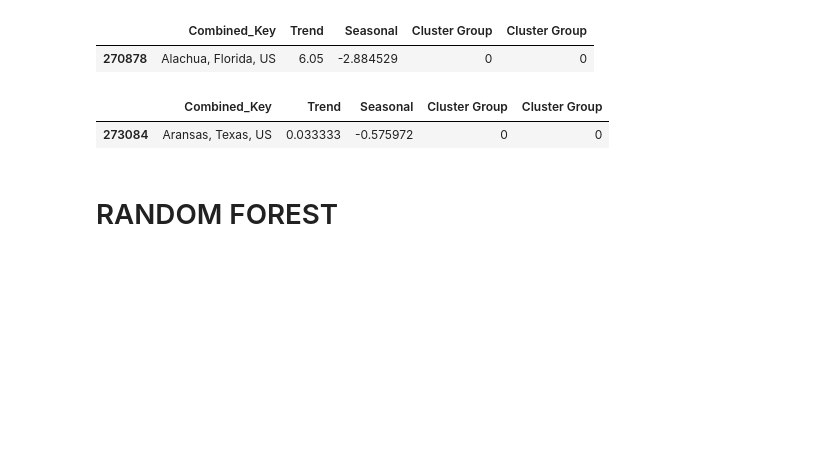
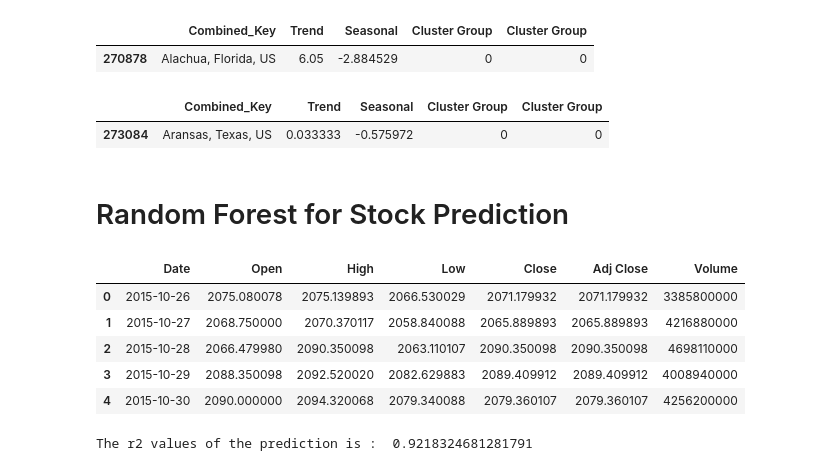
Before and after one commit to gandhimonil9823/Covid_Stock_Analysis, a Jupyter notebook: Covid_Stock.ipynb, the cells around one changed output. Drawn from its saved outputs; the diff is of its cells as text; code cells hidden in the pictures; blank space fills up the shorter version.

```diff
--- a/Covid_Stock.ipynb
+++ b/Covid_Stock.ipynb
@@ -1037,5 +834,43 @@ trend_seasonality_df_compressed.loc[trend_seasonality_df_compressed['Combined_Ke
 # %% [output]
 |  | Combined_Key | Trend | Seasonal | Cluster Group | Cluster Group |
 | 273084 | Aransas, Texas, US | 0.033333 | -0.575972 | 0 | 0 |
-# %% [markdown]
-# RANDOM FOREST
+# %% [markdown]
+# Random Forest for Stock Prediction
+# %%
+df_snp500_original.head()
+# %% [output]
+|  | Date | Open | High | Low | Close | Adj Close | Volume |
+| 0 | 2015-10-26 | 2075.080078 | 2075.139893 | 2066.530029 | 2071.179932 | 2071.179932 | 3385800000 |
+| 1 | 2015-10-27 | 2068.750000 | 2070.370117 | 2058.840088 | 2065.889893 | 2065.889893 | 4216880000 |
+| 2 | 2015-10-28 | 2066.479980 | 2090.350098 | 2063.110107 | 2090.350098 | 2090.350098 | 4698110000 |
+| 3 | 2015-10-29 | 2088.350098 | 2092.520020 | 2082.629883 | 2089.409912 | 2089.409912 | 4008940000 |
+| 4 | 2015-10-30 | 2090.000000 | 2094.320068 | 2079.340088 | 2079.360107 | 2079.360107 | 4256200000 |
+# %%
+from sklearn.ensemble import RandomForestRegressor
+from sklearn.preprocessing import StandardScaler
+from sklearn.metrics import r2_score
+
+# The prediction is based on 'Open', 'High', 'Low', 'Close', 'Volume' paramters
+X_Cols = df_snp500_original[['Open', 'High', 'Low', 'Close', 'Volume']]
+Y_Cols = df_snp500_original['Adj Close']
+
+# Split X and y into X_
+X_train, X_test, y_train, y_test = train_test_split(X_Cols, Y_Cols, random_state = 0)
+
+# scale the stock data
+standard_scalar = StandardScaler()
+
+X_train = standard_scalar.fit_transform(X_train)
+
+X_test = standard_scalar.fit_transform(X_test)
+
+random_forest_regressor = RandomForestRegressor(n_estimators=1, max_depth=2, bootstrap=False, min_samples_leaf=1)
+
+# Fit the stock data to the model
+random_forest_regressor.fit(X_train, y_train)
+
+# Make predictions
+y_prediction = random_forest_regressor.predict(X_test)
+print("The r2 values of the prediction is : ", r2_score(y_test, y_pred))
+# %% [output]
+The r2 values of the prediction is :  0.9218324681281791
```
Also changed, not shown: parts of 50 cells of this notebook.
